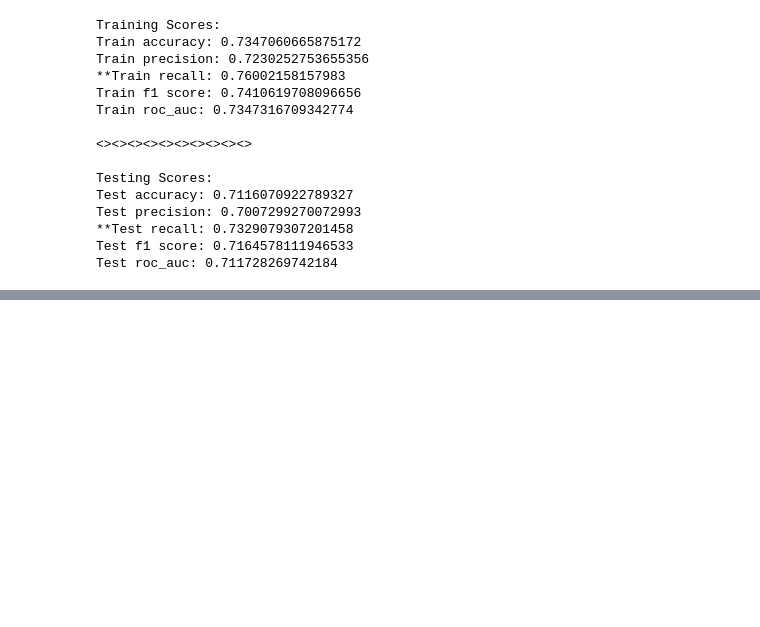
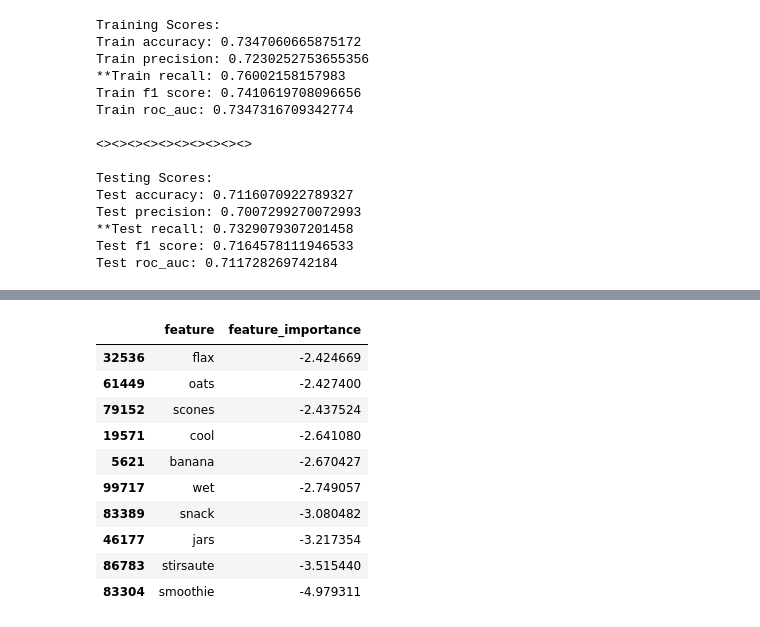
Before and after one commit to AJMarshall-25/NLP_Recipe_Analysis, a Jupyter notebook: recipe-classification-with-nlp-v3.ipynb, the cells around one changed output, grey strips where cells are left out. Cells and saved outputs as stored; diff of their text form; code cells hidden in the pictures; blank space fills up the shorter version.

```diff
--- a/recipe-classification-with-nlp-v3.ipynb
+++ b/recipe-classification-with-nlp-v3.ipynb
@@ -1613,0 +1670,14 @@ Test roc_auc: 0.711728269742184
+# %%
+feature_importance2.sort_values('feature_importance',ascending=False).tail(10)
+# %% [output]
+|  | feature | feature_importance |
+| 32536 | flax | -2.424669 |
+| 61449 | oats | -2.427400 |
+| 79152 | scones | -2.437524 |
+| 19571 | cool | -2.641080 |
+| 5621 | banana | -2.670427 |
+| 99717 | wet | -2.749057 |
+| 83389 | snack | -3.080482 |
+| 46177 | jars | -3.217354 |
+| 86783 | stirsaute | -3.515440 |
+| 83304 | smoothie | -4.979311 |
```
Also changed, not shown: parts of 4 cells of this notebook.
